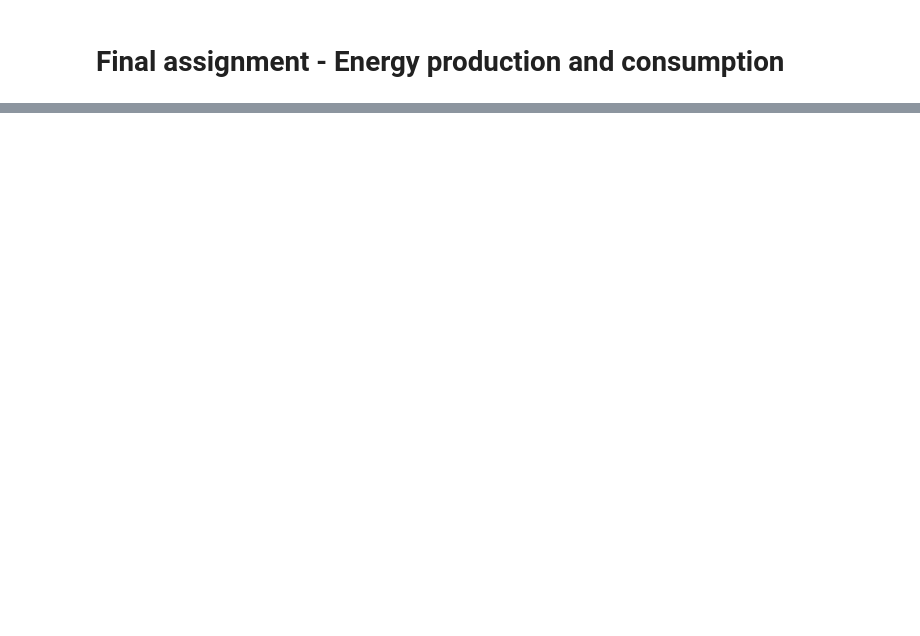
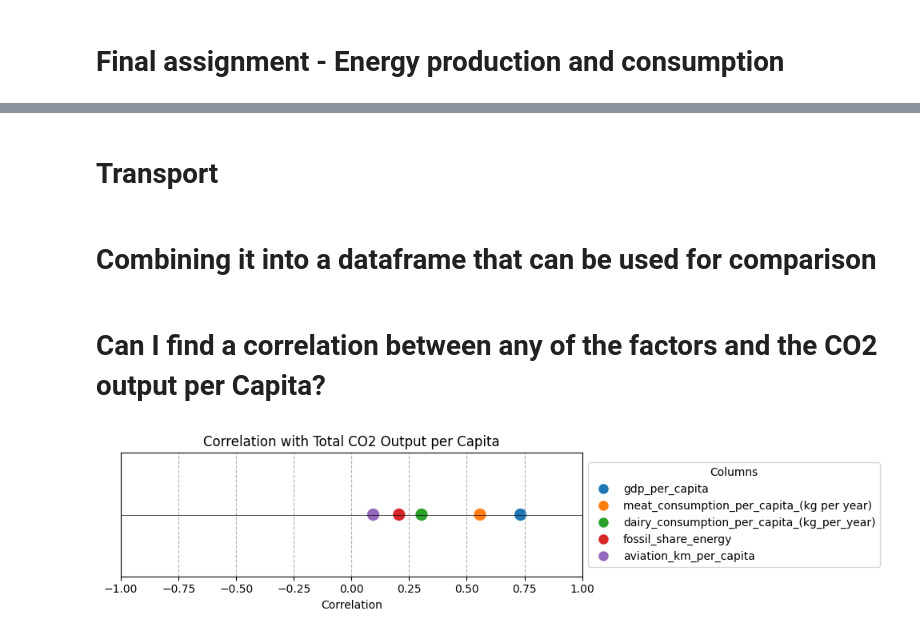
Before and after one commit to MevrouwHelderder/final_assignment, a Jupyter notebook: 2nd_Try_Final_Assignment_Energy_production_and_consumption.ipynb, the cells around one changed output, grey strips where cells are left out. Drawn from its saved outputs; the diff is of its cells as text; code cells hidden in the pictures; blank space fills up the shorter version.

```diff
--- a/2nd_Try_Final_Assignment_Energy_production_and_consumption.ipynb
+++ b/2nd_Try_Final_Assignment_Energy_production_and_consumption.ipynb
@@ -130,0 +169,18 @@ co2_one_year.head(5)
+# %% [markdown]
+# Transport
+# %%
+transport_co2 = pd.merge(aviation_co2_df, transport_co2_df, on=['Entity', 'Code', 'Year'], how='outer')
+transport_co2 = pd.merge(transport_co2, aviation_km_df, on=['Entity', 'Code', 'Year'], how='outer')
+transport_co2 = transport_co2.rename(columns={'Entity': 'country', 'Year': 'year', 'Per capita aviation CO2 - adjusted': 'aviation_CO2_per_capita',
+                                              'Transport (per capita)': 'other_transport_CO2_per_capita',
+                                              'Per capita domestic RPKs': 'aviation_km_per_capita'})
+# show only the true countries, not the combinations like continents
+transport_co2 = transport_co2[~transport_co2['Code'].isnull()].copy()
+
+transport_co2 = transport_co2.drop(['Code'], axis=1)
+transport_co2 = transport_co2.set_index('year')
+transport_co2.index = pd.to_datetime(transport_co2.index, format='%Y', errors='coerce')
+
+transport_food = pd.merge(transport_co2,consumption ,on=['country', 'year'], how='outer')
+# %% [markdown]
+# Combining it into a dataframe that can be used for comparison
@@ -130,0 +213,56 @@ co2_one_year.head(5)
+# %% [markdown]
+# Can I find a correlation between any of the factors and the CO2 output per Capita?
+# %%
+# Calculating correlations
+# List of columns to calculate correlations
+columns = ['gdp_per_capita', 'meat_consumption_per_capita_(kg per year)',
+           'dairy_consumption_per_capita_(kg_per_year)',
+           'fossil_share_energy', 'aviation_km_per_capita']
+
+# Initialize a list to store the correlation results
+correlation_results_emission = []
+p_value_results_emission = []
+
+# Iterate over each column
+for column in columns:
+    # Calculate the correlation between the column and 'total co2 emitted per capita'
+    correlation, p_value = pearsonr(everything_2000_interpolated['total_co2_emitted_per_capita'], everything_2000_interpolated[column])
+
+    # Append the correlation result to the list
+    correlation_results_emission.append((column, correlation, p_value))
+    p_value_results_emission.append((column, p_value))
+
+# Sort the correlation results by correlation value
+correlation_results_emission.sort(key=lambda x: x[1], reverse=True)
+p_value_results_emission.sort(key=lambda x: x[1])
+
+# Extract the column names, correlation values, and p-values from the results
+columns_emission = [result[0] for result in correlation_results_emission]
+correlation_values_emission = [result[1] for result in correlation_results_emission]
+p_values_emission = [result[1] for result in p_value_results_emission]
+
+# Create a figure and two subplots
+fig,ax = plt.subplots(figsize=(10, 2.5))
+
+colors = ['C0', 'C1', 'C2', 'C3', 'C4']
+
+y_emission = np.zeros(len(columns_emission))
+
+scatter = ax.scatter(correlation_values_emission, y_emission, c=colors, s=100)
+
+ax.tick_params(axis='y', left=False, labelleft=False)
+ax.axhline(0, color='black', linewidth=0.5)
+ax.grid(axis='x', linestyle='--')
+
+ax.set_xlim(-1, 1)
+ax.set_title('Correlation with Total CO2 Output per Capita')
+ax.set_xlabel('Correlation')
+
+legend_elements1 = [plt.Line2D([0], [0], marker='o', color='w', label=column, markerfacecolor=color, markersize=10) for column, color in zip(columns_consumption, colors)]
+legend_elements2 = [plt.Line2D([0], [0], marker='o', color='w', label=column, markerfacecolor=color, markersize=10) for column, color in zip(columns_emission, colors)]
+ax.legend(handles=legend_elements1, loc='center left', bbox_to_anchor=(1, 0.5), title='Columns')
+
+plt.tight_layout()
+plt.show()
+# %% [output]
+[figure, added]
```
Also changed, not shown: parts of 23 cells of this notebook.
